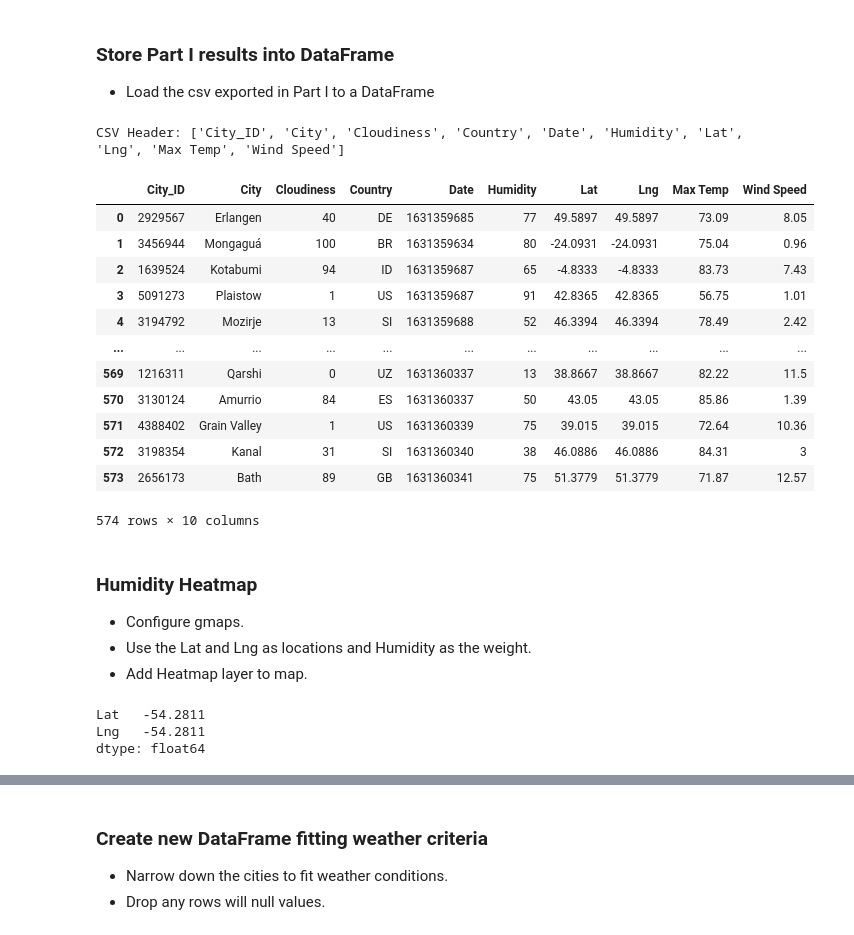
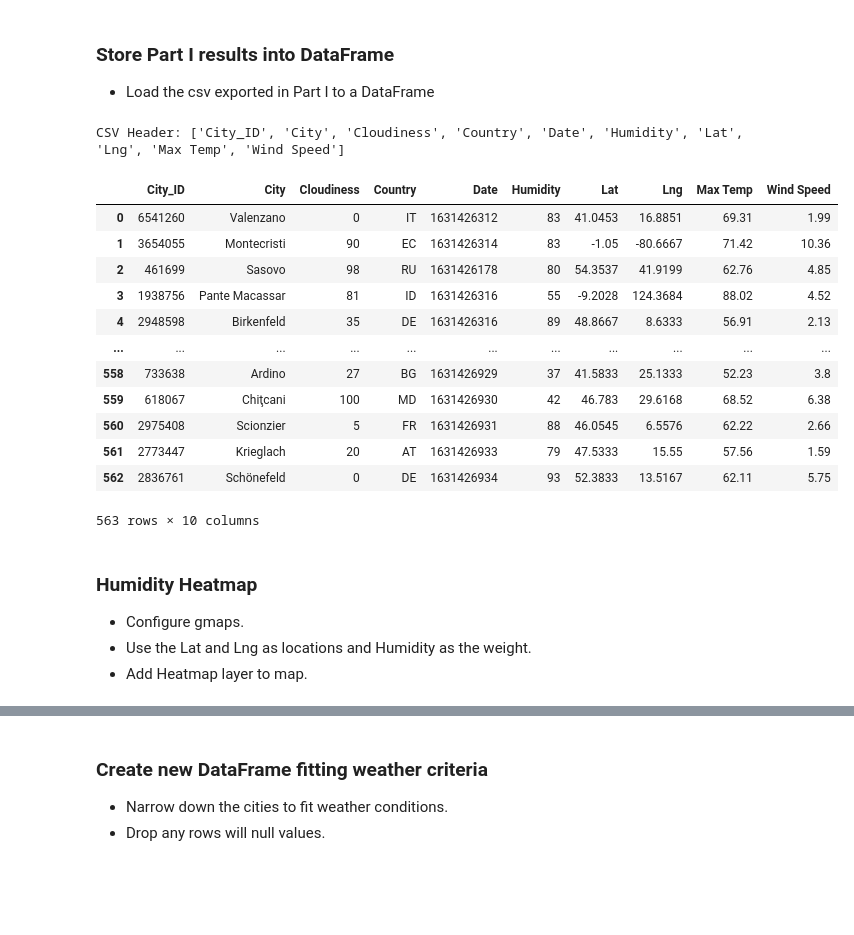
Before and after one commit to SamPortelli13/python-api-challenge, a Jupyter notebook: starter_code/VacationPy/VacationPy.ipynb, the cells around one changed output, grey strips where cells are left out. Saved outputs shown, nothing was run; the diff lists cells and outputs as text; code cells hidden in the pictures; blank space fills up the shorter version.

```diff
--- a/starter_code/VacationPy/VacationPy.ipynb
+++ b/starter_code/VacationPy/VacationPy.ipynb
@@ -36,44 +38,44 @@ WindSpeed=[]
 # %%
 #  ["City_ID","City","Cloudiness","Country","Date","Humidity","Lat","Lng","Max Temp","Wind Speed"]
 # Open the CSV
 # Set path for file
-csvpath = os.path.join("Resources","cities.csv")
+csvpath = os.path.join("..","Output_data","cities.csv")
 #print(csvpath)
 with open(csvpath,"r",encoding='utf-8') as csvfile:
     csvreader = csv.reader(csvfile, delimiter=",")
     csv_header = next(csvreader)
     print(f"CSV Header: {csv_header}")
     csvreader = csv.reader(csvfile, delimiter=",")
     cnt=0
     for row in csvreader:
         City_ID.append(row[0])
         City.append(row[1])
         Cloudiness.append(row[2])
         Country.append(row[3])
         Date.append(row[4])
         Humidity.append(row[5])
         Lat.append(row[6])
         Lng.append(row[7])
         MaxTemp.append(row[8])
         WindSpeed.append(row[9])
 cities_data =zip(City_ID,City,Cloudiness,Country,Date,Humidity,Lat,Lng,MaxTemp,WindSpeed)
 cities_data_df = pd.DataFrame(cities_data, columns=("City_ID","City","Cloudiness","Country","Date","Humidity","Lat","Lng","Max Temp","Wind Speed"))
 cities_data_df
 # %% [output]
 CSV Header: ['City_ID', 'City', 'Cloudiness', 'Country', 'Date', 'Humidity', 'Lat', 'Lng', 'Max Temp', 'Wind Speed']
 |  | City_ID | City | Cloudiness | Country | Date | Humidity | Lat | Lng | Max Temp | Wind Speed |
-| 0 | 2929567 | Erlangen | 40 | DE | 1631359685 | 77 | 49.5897 | 49.5897 | 73.09 | 8.05 |
-| 1 | 3456944 | Mongaguá | 100 | BR | 1631359634 | 80 | -24.0931 | -24.0931 | 75.04 | 0.96 |
-| 2 | 1639524 | Kotabumi | 94 | ID | 1631359687 | 65 | -4.8333 | -4.8333 | 83.73 | 7.43 |
-| 3 | 5091273 | Plaistow | 1 | US | 1631359687 | 91 | 42.8365 | 42.8365 | 56.75 | 1.01 |
-| 4 | 3194792 | Mozirje | 13 | SI | 1631359688 | 52 | 46.3394 | 46.3394 | 78.49 | 2.42 |
+| 0 | 6541260 | Valenzano | 0 | IT | 1631426312 | 83 | 41.0453 | 16.8851 | 69.31 | 1.99 |
+| 1 | 3654055 | Montecristi | 90 | EC | 1631426314 | 83 | -1.05 | -80.6667 | 71.42 | 10.36 |
+| 2 | 461699 | Sasovo | 98 | RU | 1631426178 | 80 | 54.3537 | 41.9199 | 62.76 | 4.85 |
+| 3 | 1938756 | Pante Macassar | 81 | ID | 1631426316 | 55 | -9.2028 | 124.3684 | 88.02 | 4.52 |
+| 4 | 2948598 | Birkenfeld | 35 | DE | 1631426316 | 89 | 48.8667 | 8.6333 | 56.91 | 2.13 |
 | ... | ... | ... | ... | ... | ... | ... | ... | ... | ... | ... |
-| 569 | 1216311 | Qarshi | 0 | UZ | 1631360337 | 13 | 38.8667 | 38.8667 | 82.22 | 11.5 |
-| 570 | 3130124 | Amurrio | 84 | ES | 1631360337 | 50 | 43.05 | 43.05 | 85.86 | 1.39 |
-| 571 | 4388402 | Grain Valley | 1 | US | 1631360339 | 75 | 39.015 | 39.015 | 72.64 | 10.36 |
-| 572 | 3198354 | Kanal | 31 | SI | 1631360340 | 38 | 46.0886 | 46.0886 | 84.31 | 3 |
-| 573 | 2656173 | Bath | 89 | GB | 1631360341 | 75 | 51.3779 | 51.3779 | 71.87 | 12.57 |
+| 558 | 733638 | Ardino | 27 | BG | 1631426929 | 37 | 41.5833 | 25.1333 | 52.23 | 3.8 |
+| 559 | 618067 | Chiţcani | 100 | MD | 1631426930 | 42 | 46.783 | 29.6168 | 68.52 | 6.38 |
+| 560 | 2975408 | Scionzier | 5 | FR | 1631426931 | 88 | 46.0545 | 6.5576 | 62.22 | 2.66 |
+| 561 | 2773447 | Krieglach | 20 | AT | 1631426933 | 79 | 47.5333 | 15.55 | 57.56 | 1.59 |
+| 562 | 2836761 | Schönefeld | 0 | DE | 1631426934 | 93 | 52.3833 | 13.5167 | 62.11 | 5.75 |
-574 rows × 10 columns
+563 rows × 10 columns
 # %% [markdown]
 ### Humidity Heatmap
 * Configure gmaps.
@@ -82,10 +84,6 @@ CSV Header: ['City_ID', 'City', 'Cloudiness', 'Country', 'Date', 'Humidity', 'La
 # %%
 # Configure gmaps
 gmaps.configure(api_key=g_key)
-locations = cities_data_df[["Lat", "Lng"]].astype(float)
-humidity = cities_data_df["Humidity"].astype(float)
-locations.min()
+all_locations = cities_data_df[["Lat", "Lng"]].astype(float)
+all_humidity = cities_data_df["Humidity"].astype(float)
+#humidity.value_counts()
-# %% [output]
-Lat   -54.2811
-Lng   -54.2811
-dtype: float64
```
Also changed, not shown: parts of 11 cells of this notebook, 15 other files.
